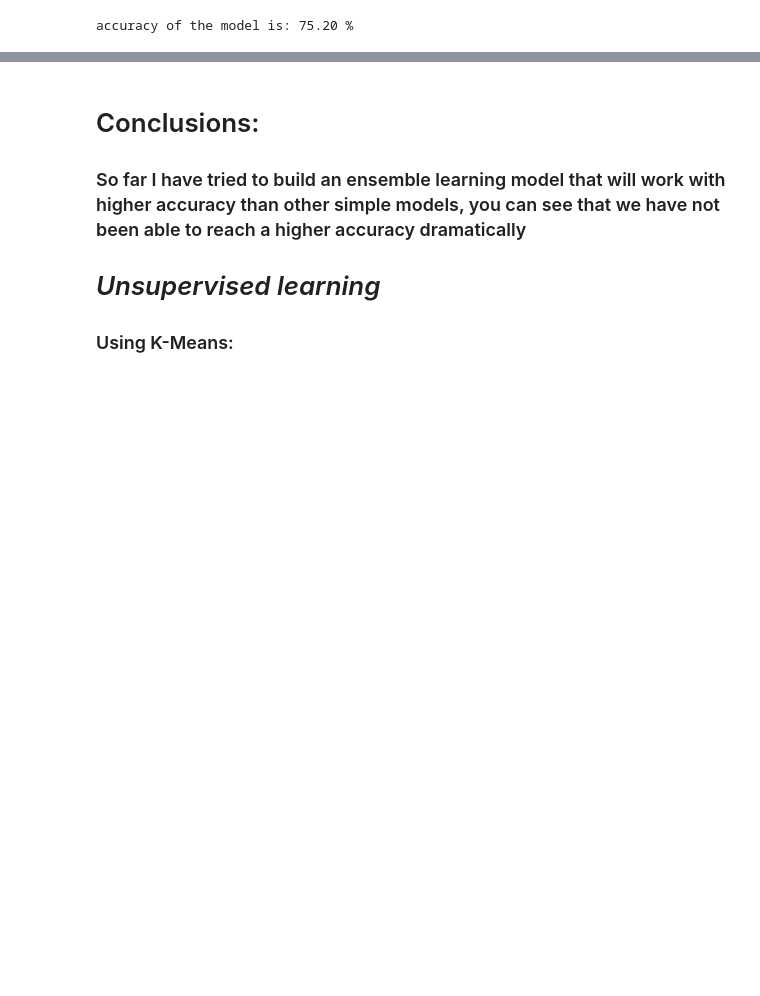
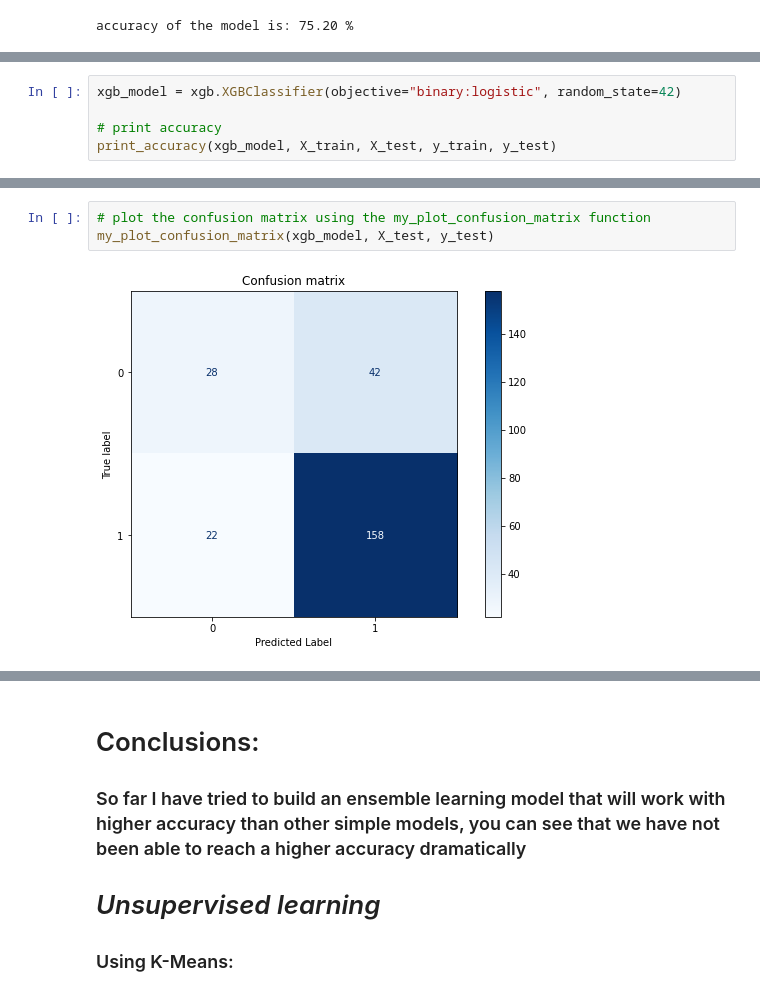
Before and after one commit to kggold4/final-project-data-visualization, a Jupyter notebook: task_1.ipynb, the cells around one changed output, grey strips where cells are left out. Saved outputs shown, nothing was run; the diff lists cells and outputs as text; blank space fills up the shorter version.

```diff
--- a/task_1.ipynb
+++ b/task_1.ipynb
@@ -728,0 +575,5 @@ The classifier with the maximum accuracy is: AdaBoost Classifier 2
+# %%
+xgb_model = xgb.XGBClassifier(objective="binary:logistic", random_state=42)
+
+# print accuracy
+print_accuracy(xgb_model, X_train, X_test, y_train, y_test)
@@ -728,0 +583,5 @@ The classifier with the maximum accuracy is: AdaBoost Classifier 2
+# %%
+# plot the confusion matrix using the my_plot_confusion_matrix function
+my_plot_confusion_matrix(xgb_model, X_test, y_test)
+# %% [output]
+[figure, added]
```
Also changed, not shown: parts of 62 cells of this notebook.
